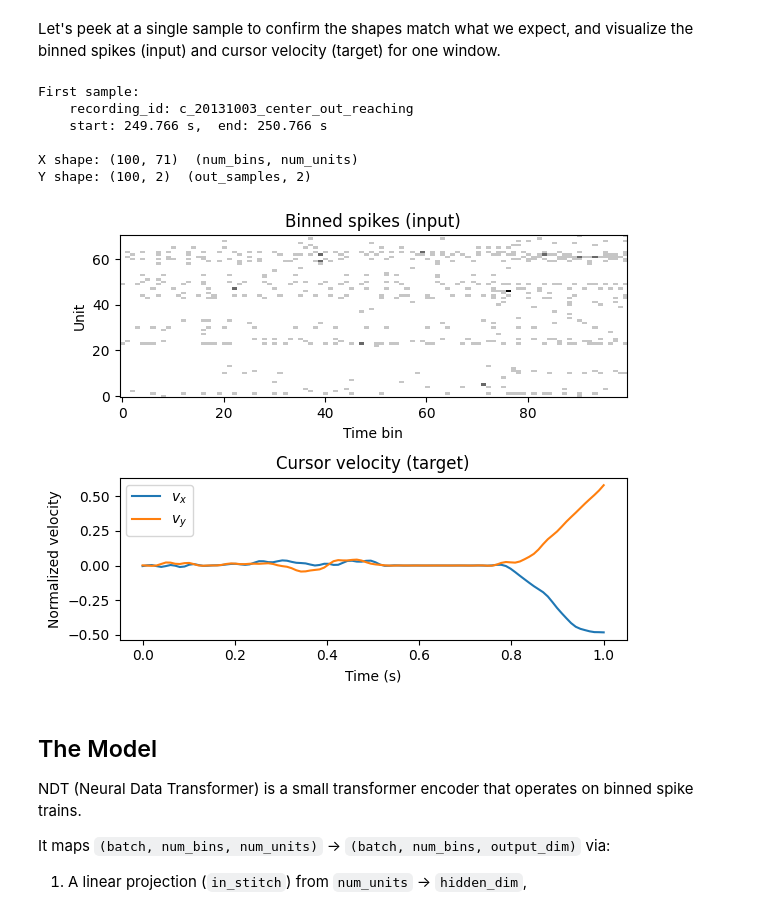
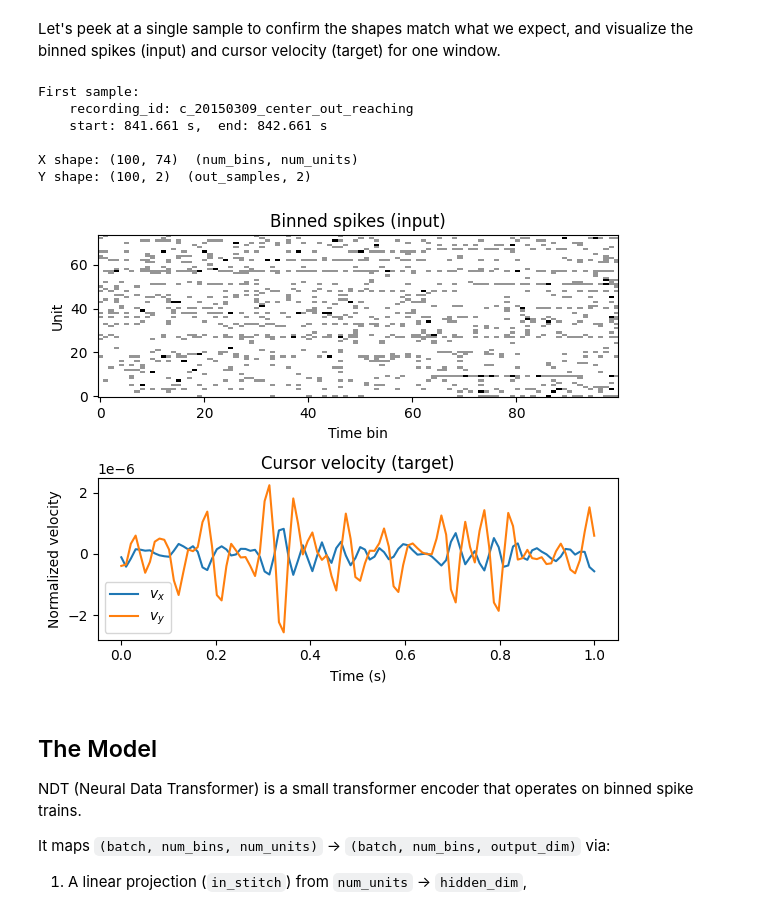
Before and after one commit to neuro-galaxy/torch_brain, a Jupyter notebook: docs/source/notebooks/ndt_multi_session_example/ndt_multi_session_example.ipynb, the cells around one changed output. Drawn from its saved outputs; the diff is of its cells as text; code cells hidden in the pictures.

```diff
--- a/docs/source/notebooks/ndt_multi_session_example/ndt_multi_session_example.ipynb
+++ b/docs/source/notebooks/ndt_multi_session_example/ndt_multi_session_example.ipynb
@@ -15,3 +15,28 @@ It is intended as a starting point for new users of `torch_brain` and `brainsets
 > ⚠ **Note:**
 > Although this notebook will run on a CPU, it is recommended that you use a GPU runtime.
 > If you're on Google Colab, do: Runtime > Change runtime type > T4 GPU
+# %%
+from pynwb import NWBHDF5IO
+import numpy as np
+
+fpath = "/home/aandre1/ws/torch_brain/data/raw/perich_miller_population_2018/sub-C/sub-C_ses-CO-20161011_behavior+ecephys.nwb"
+
+with NWBHDF5IO(fpath, "r") as io:
+    nwbfile = io.read()
+    timestamps = nwbfile.processing["behavior"]["Position"]["cursor_pos"].timestamps[:]
+
+dt = np.diff(timestamps)
+expected_dt = np.median(dt)  # use median as ground truth
+
+duplicates = np.where(dt < expected_dt * 0.5)[0]
+missing = np.where(dt > expected_dt * 1.5)[0]
+
+print(f"Expected dt: {expected_dt:.6f}s  ({1/expected_dt:.1f} Hz)")
+print(f"\nDuplicates ({len(duplicates)}):")
+for i in duplicates:
+    print(f"  idx {i}: t={timestamps[i]:.6f}  dt={dt[i]:.6f}")
+
+print(f"\nMissing steps ({len(missing)}):")
+for i in missing:
+    n_missing = round(dt[i] / expected_dt) - 1
+    print(f"  idx {i}: t={timestamps[i]:.6f}  dt={dt[i]:.6f}  (~{n_missing} missing)")
@@ -119,9 +291,16 @@ train_ds = SimplePerichMillerPopulationDataset(
 train_sampler = RandomFixedWindowSampler(
     sampling_intervals=train_ds.get_sampling_intervals(),
     window_length=WINDOW_LENGTH,
+    generator=torch.Generator().manual_seed(42),
     drop_short=True,
 )
-train_loader = DataLoader(train_ds, batch_size=BATCH_SIZE, sampler=train_sampler)
+train_batch_sampler = SessionBatchSampler(
+    sampler=train_sampler,
+    batch_size=BATCH_SIZE,
+    shuffle_batches=True,
+    generator=torch.Generator().manual_seed(42),
+)
+train_loader = DataLoader(train_ds, batch_sampler=train_batch_sampler, num_workers=8)
 
 val_ds = SimplePerichMillerPopulationDataset(
     DATA_ROOT, split="valid", bin_size=BIN_SIZE
@@ -131,7 +310,11 @@ val_sampler = SequentialFixedWindowSampler(
     window_length=WINDOW_LENGTH,
     drop_short=True,
 )
-val_loader = DataLoader(val_ds, batch_size=BATCH_SIZE, sampler=val_sampler)
+val_batch_sampler = SessionBatchSampler(
+    sampler=val_sampler,
+    batch_size=BATCH_SIZE,
+)
+val_loader = DataLoader(val_ds, batch_sampler=val_batch_sampler, num_workers=8)
 
 print(f"Number of units:     {train_ds.num_units}")
 print(f"Training windows:    {len(train_sampler)}")
@@ -150,38 +333,38 @@ print(
     f"    recording_id: {first_index.recording_id}\n"
     f"    start: {first_index.start:.3f} s,  end: {first_index.end:.3f} s\n"
 )
 
-X, Y = train_ds[first_index]
+X, _, Y = train_ds[first_index]
 print(f"X shape: {tuple(X.shape)}  (num_bins, num_units)")
 print(f"Y shape: {tuple(Y.shape)}  (out_samples, 2)")
 
 fig, axes = plt.subplots(2, 1, figsize=(6, 5))
 
 axes[0].imshow(
     X.T.numpy(), aspect="auto", cmap="Greys", origin="lower", interpolation="nearest"
 )
 axes[0].set_title("Binned spikes (input)")
 axes[0].set_xlabel("Time bin")
 axes[0].set_ylabel("Unit")
 
 t = np.linspace(0, WINDOW_LENGTH, Y.shape[0])
 axes[1].plot(t, Y[:, 0].numpy(), label="$v_x$")
 axes[1].plot(t, Y[:, 1].numpy(), label="$v_y$")
 axes[1].set_title("Cursor velocity (target)")
 axes[1].set_xlabel("Time (s)")
 axes[1].set_ylabel("Normalized velocity")
 axes[1].legend()
 
 plt.tight_layout()
 plt.show()
 # %% [output]
 First sample:
-    recording_id: c_20131003_center_out_reaching
-    start: 249.766 s,  end: 250.766 s
+    recording_id: c_20150309_center_out_reaching
+    start: 841.661 s,  end: 842.661 s
 
-X shape: (100, 71)  (num_bins, num_units)
+X shape: (100, 74)  (num_bins, num_units)
 Y shape: (100, 2)  (out_samples, 2)
-[figure, old version]
+[figure, new version]
 # %% [markdown]
 ## The Model
 
```
Also changed, not shown: parts of 12 cells of this notebook.
